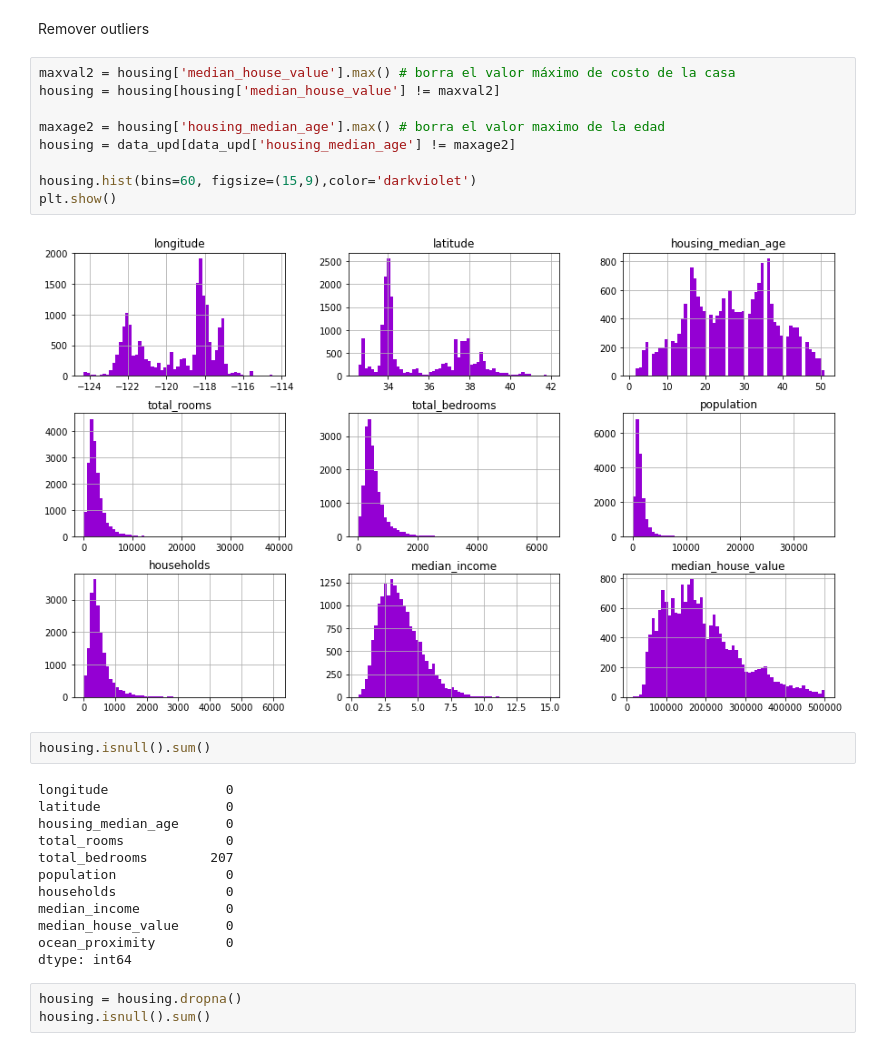
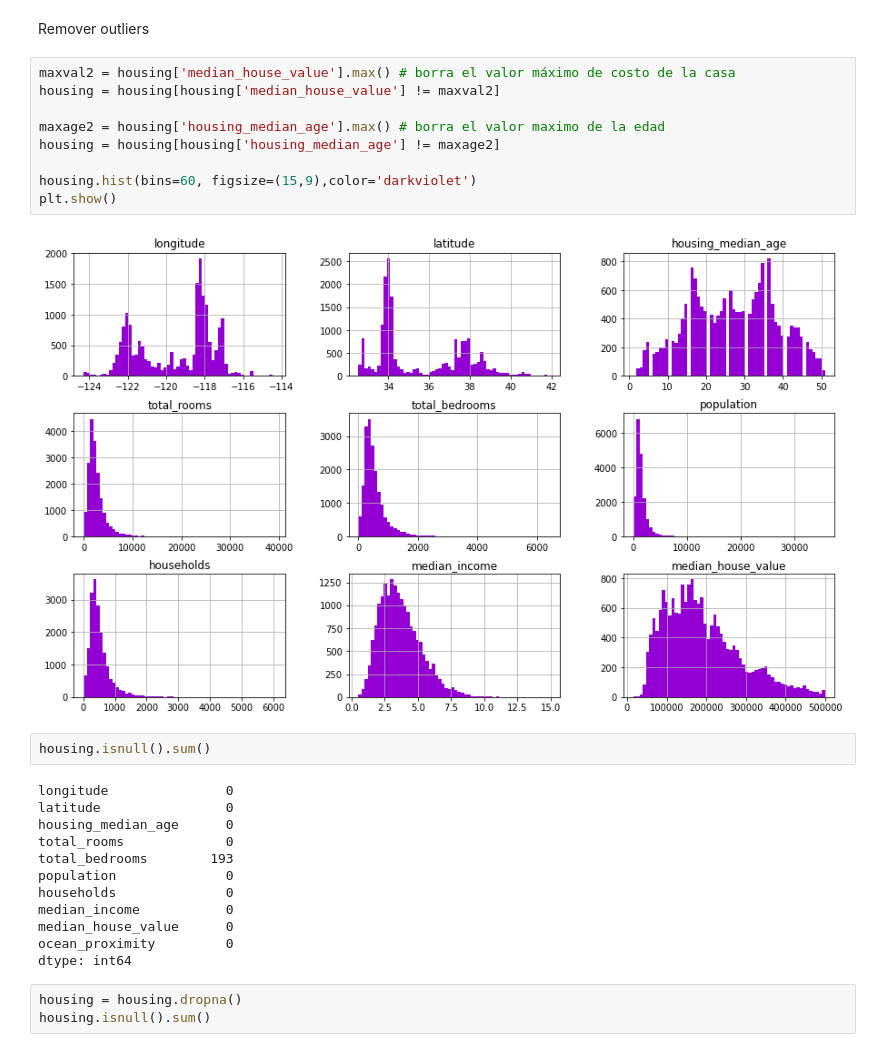
Before and after one commit to Juanvasquezb/mat281_portfolio_2022, a Jupyter notebook: homeworks/h2/hw_02.ipynb, the cells around one changed output. Saved outputs shown, nothing was run; the diff lists cells and outputs as text.

```diff
--- a/homeworks/h2/hw_02.ipynb
+++ b/homeworks/h2/hw_02.ipynb
@@ -1076,14 +1076,14 @@ Remover outliers
 # %%
 maxval2 = housing['median_house_value'].max() # borra el valor máximo de costo de la casa
 housing = housing[housing['median_house_value'] != maxval2]
 
 maxage2 = housing['housing_median_age'].max() # borra el valor maximo de la edad
-housing = data_upd[data_upd['housing_median_age'] != maxage2]
+housing = housing[housing['housing_median_age'] != maxage2]
 
 housing.hist(bins=60, figsize=(15,9),color='darkviolet')
 plt.show()
 # %% [output]
-[figure, old version]
+[figure, new version]
 # %%
 housing.isnull().sum()
 # %% [output]
@@ -1091,7 +1091,7 @@ longitude               0
 latitude                0
 housing_median_age      0
 total_rooms             0
-total_bedrooms        207
+total_bedrooms        193
 population              0
 households              0
 median_income           0
```
Also changed, not shown: parts of 35 cells of this notebook.
